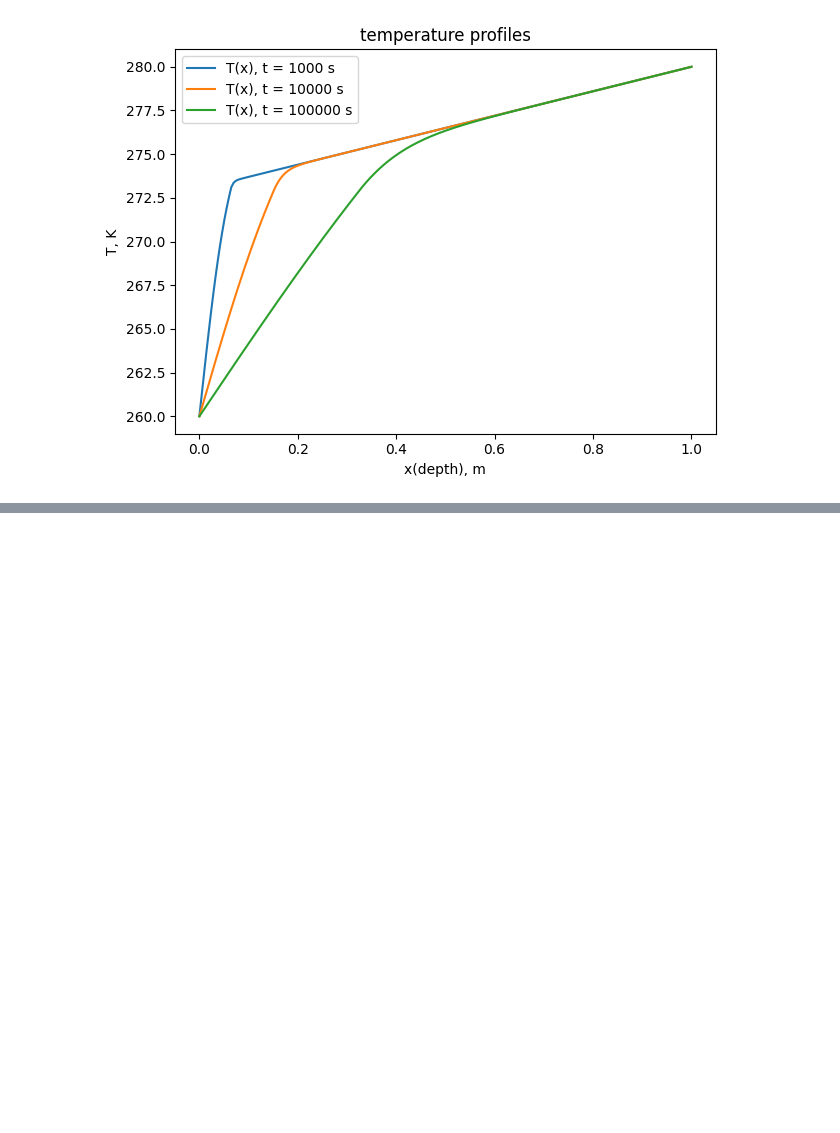
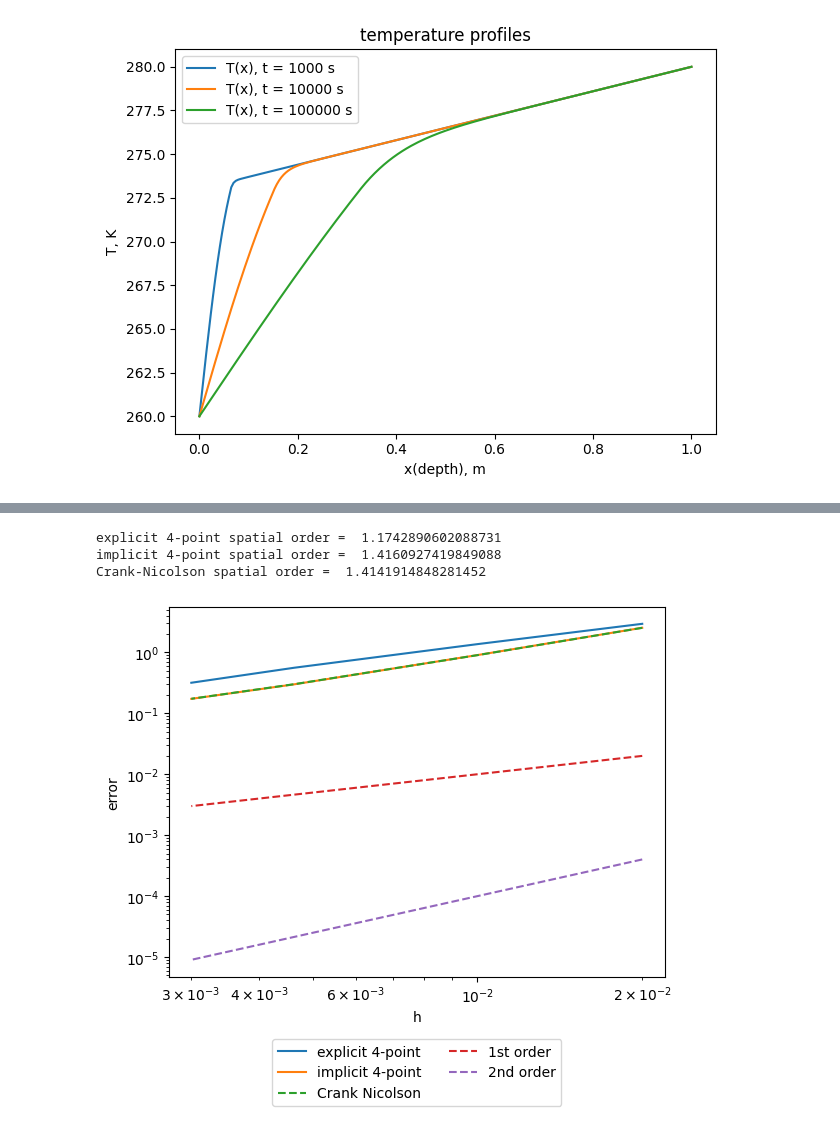
Before and after one commit to VoyakaGOD/computational-mathematics, a Jupyter notebook: phase-transition.ipynb, the cells around one changed output, grey strips where cells are left out. Cells and saved outputs as stored; diff of their text form; code cells hidden in the pictures; blank space fills up the shorter version.

Commit message:
phase-transition: error plots

```diff
--- a/phase-transition.ipynb
+++ b/phase-transition.ipynb
@@ -153,0 +160,45 @@ plot_temperature_profile_at_time(T, grid, 1e5)
+# %%
+explicit4_errs = []
+implicit4_errs = []
+CN_errs = []
+hs = []
+
+Ms = [50, 100, 216, 333]
+M_reference = 1500
+T = 3600
+grid = Grid(T, 10000, 1, M_reference)
+u_reference = HESolver.solve_by_Crank_Nicolson_scheme(params, grid, phi, psi_l, psi_r)[1]
+
+def get_error(u : list[list[float]], grid : Grid):
+    err2 = 0
+    h = grid.L / grid.M
+    tau = grid.T / grid.N
+    for m in range(M_reference + 1):
+        err2 += abs(u[grid.N][int(m * grid.M / M_reference)] - u_reference[grid.N][m])**2
+    return sqrt(err2 / grid.M)
+
+for M in Ms:
+    grid = Grid(T, 10000, 1, M)
+    explicit4_errs += [get_error(HESolver.solve_by_explicit_4point_scheme(params, grid, phi, psi_l, psi_r)[1], grid)]
+    implicit4_errs += [get_error(HESolver.solve_by_implicit_4point_scheme(params, grid, phi, psi_l, psi_r)[1], grid)]
+    CN_errs += [get_error(HESolver.solve_by_Crank_Nicolson_scheme(params, grid, phi, psi_l, psi_r)[1], grid)]
+    hs += [grid.L / grid.M]
+
+plt.plot(hs, explicit4_errs, label="explicit 4-point")
+plt.plot(hs, implicit4_errs, label="implicit 4-point")
+plt.plot(hs, CN_errs, "--", label="Crank Nicolson")
+plt.plot(hs, [x for x in hs], "--", label="1st order")
+plt.plot(hs, [x*x for x in hs], "--", label="2nd order")
+plt.xscale("log")
+plt.yscale("log")
+plt.xlabel("h")
+plt.ylabel("error")
+plt.legend(loc='upper center', bbox_to_anchor=(0.5, -0.15), ncol=2)
+print("explicit 4-point spatial order = ", -log(explicit4_errs[-1]/explicit4_errs[0])/log(Ms[-1]/Ms[0]))
+print("implicit 4-point spatial order = ", -log(implicit4_errs[-1]/implicit4_errs[0])/log(Ms[-1]/Ms[0]))
+print("Crank-Nicolson spatial order = ", -log(CN_errs[-1]/CN_errs[0])/log(Ms[-1]/Ms[0]))
+# %% [output]
+explicit 4-point spatial order =  1.1742890602088731
+implicit 4-point spatial order =  1.4160927419849088
+Crank-Nicolson spatial order =  1.4141914848281452
+[figure, added]
```
Also changed, not shown: parts of 1 cell of this notebook, 1 other file.
